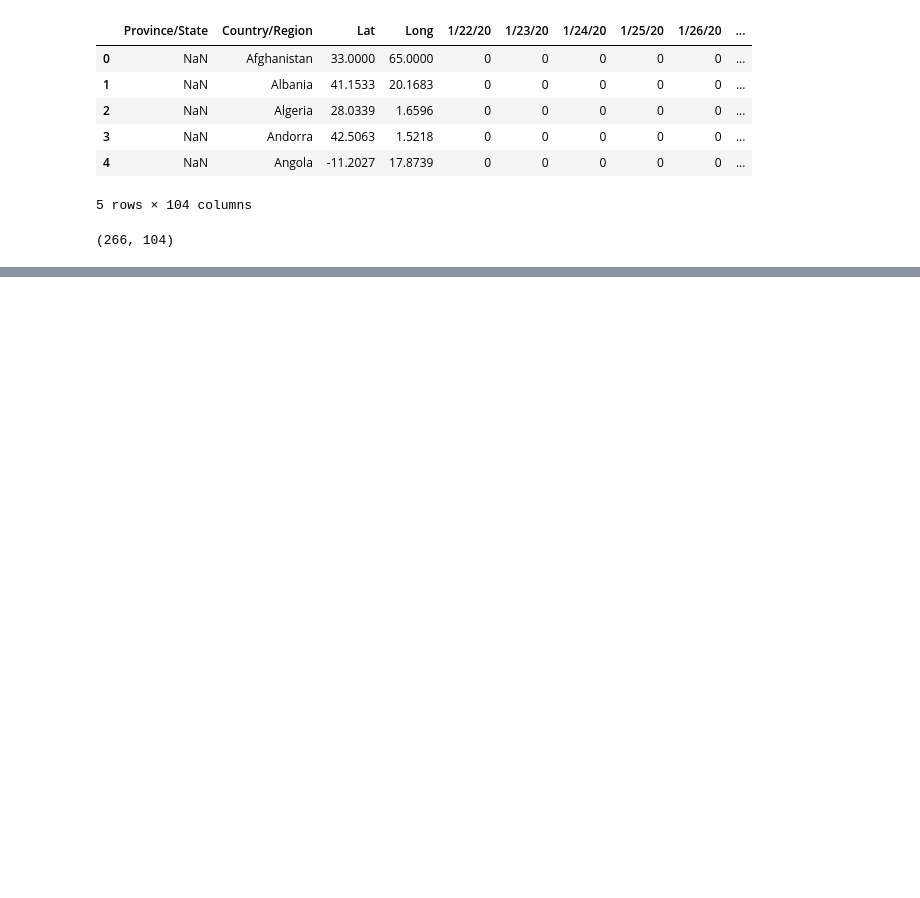
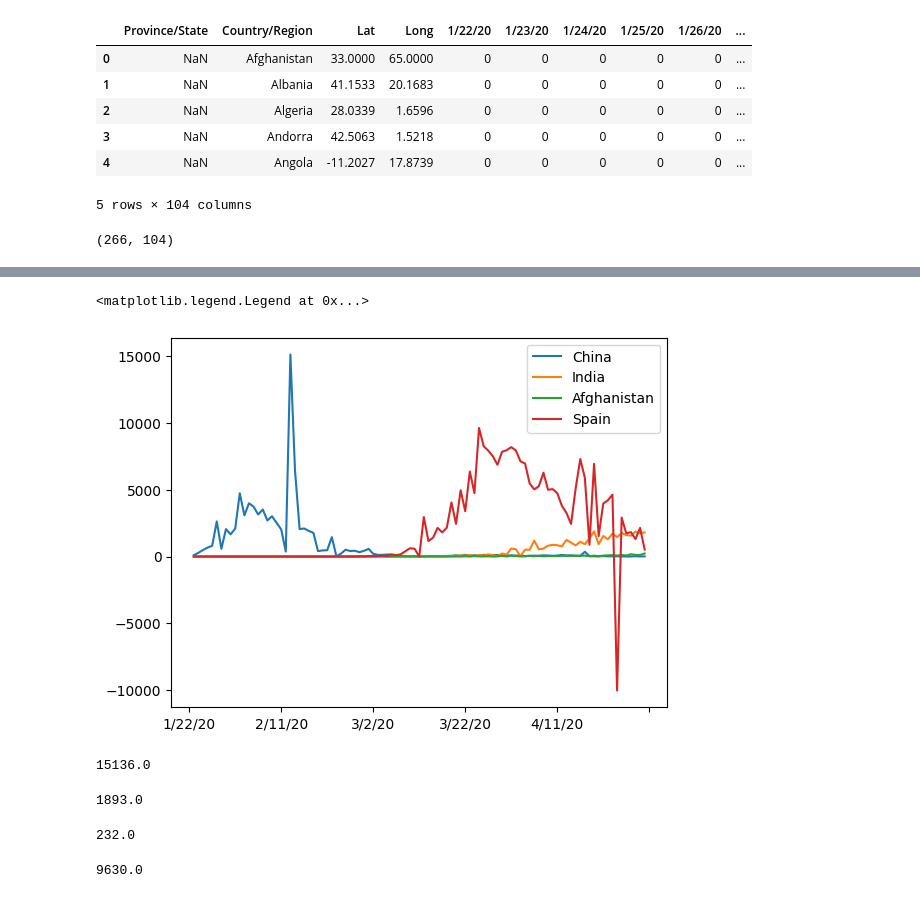
Before and after one commit to AswinAzikar/tutedude_assignments, a Jupyter notebook: Covid-19 Analysis.ipynb, the cells around one changed output, grey strips where cells are left out. Drawn from its saved outputs; the diff is of its cells as text; code cells hidden in the pictures; blank space fills up the shorter version.

```diff
--- a/Covid-19 Analysis.ipynb
+++ b/Covid-19 Analysis.ipynb
@@ -86,0 +93,27 @@ agg_df.isnull()
+# %%
+#calulating the first derivative
+china_data.diff().plot()
+india_data.diff().plot()
+afgan_data.diff().plot()
+spain_data.diff().plot()
+
+plt.legend()
+# %% [output]
+<matplotlib.legend.Legend at 0x...>
+[figure, added]
+# %%
+china_data.diff().max()
+# %% [output]
+15136.0
+# %%
+india_data.diff().max()
+# %% [output]
+1893.0
+# %%
+afgan_data.diff().max()
+# %% [output]
+232.0
+# %%
+spain_data.diff().max()
+# %% [output]
+9630.0
```
Also changed, not shown: parts of 29 cells of this notebook.
